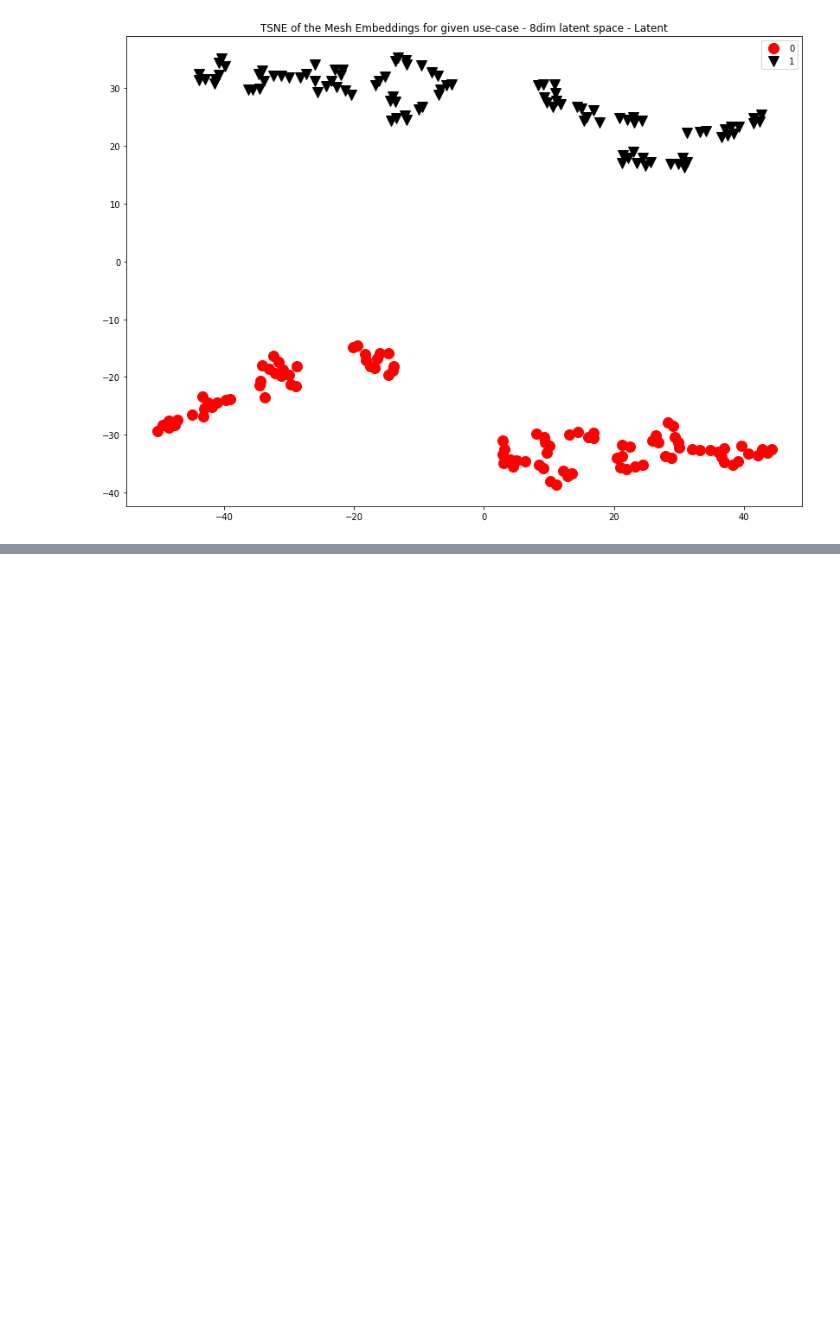
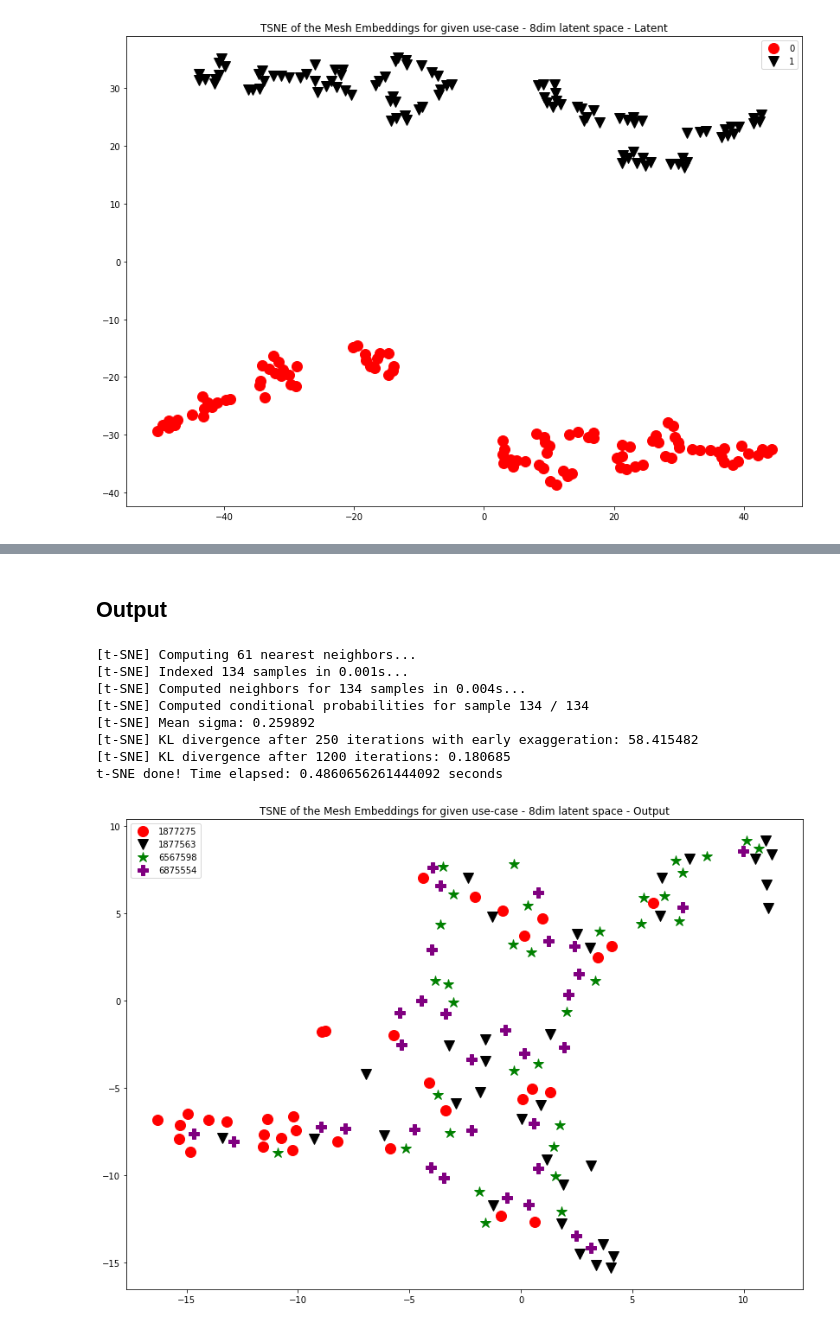
Before and after one commit to ShaulSolomon/academix-ydata-project-truncated, a Jupyter notebook: code/5_vae.ipynb, the cells around one changed output, grey strips where cells are left out. Cells and saved outputs as stored; diff of their text form; code cells hidden in the pictures; blank space fills up the shorter version.

```diff
--- a/code/5_vae.ipynb
+++ b/code/5_vae.ipynb
@@ -774,0 +835,39 @@ t-SNE done! Time elapsed: 0.3952159881591797 seconds
+# %% [markdown]
+## Output
+# %%
+time_start = time.time()
+tsne = TSNE(n_components=2, verbose=1, perplexity=20, n_iter=1200,random_state=42)
+tsne_results = tsne.fit_transform(recon)
+print('t-SNE done! Time elapsed: {} seconds'.format(time.time()-time_start))
+
+df_subset=pd.DataFrame()
+df_subset['tsne-2d-one'] = tsne_results[:,0]
+df_subset['tsne-2d-two'] = tsne_results[:,1]
+df_subset['class'] = labels
+
+groups = df_subset.groupby('class')
+markers = ['o','v',"*","P","^","<",">","h"]
+colors = ["red","black","green","purple"]
+# Plot
+fig, ax = plt.subplots(figsize=(14,10))
+
+ax.margins(0.05) # Optional, just adds 5% padding to the autoscaling
+for i, (name, group) in enumerate(groups):
+    ax.set_title("TSNE of the Mesh Embeddings for given use-case - 8dim latent space - Output")
+    ax.plot(group['tsne-2d-one'], group['tsne-2d-two'], marker=markers[i], linestyle='', ms=12, label=name, color=colors[i])
+ax.legend()
+plt.show()
+fig.tight_layout();
+
+
+# fig.savefig('code/img/TSNE_Plots/meshemb_usecaseAuth_8dimls_output_MSE+KLD.png', box_inches='tight')
+# %% [output]
+[t-SNE] Computing 61 nearest neighbors...
+[t-SNE] Indexed 134 samples in 0.001s...
+[t-SNE] Computed neighbors for 134 samples in 0.004s...
+[t-SNE] Computed conditional probabilities for sample 134 / 134
+[t-SNE] Mean sigma: 0.259892
+[t-SNE] KL divergence after 250 iterations with early exaggeration: 58.415482
+[t-SNE] KL divergence after 1200 iterations: 0.180685
+t-SNE done! Time elapsed: 0.4860656261444092 seconds
+[figure, added]
```
Also changed, not shown: parts of 15 cells of this notebook, 3 other files.
